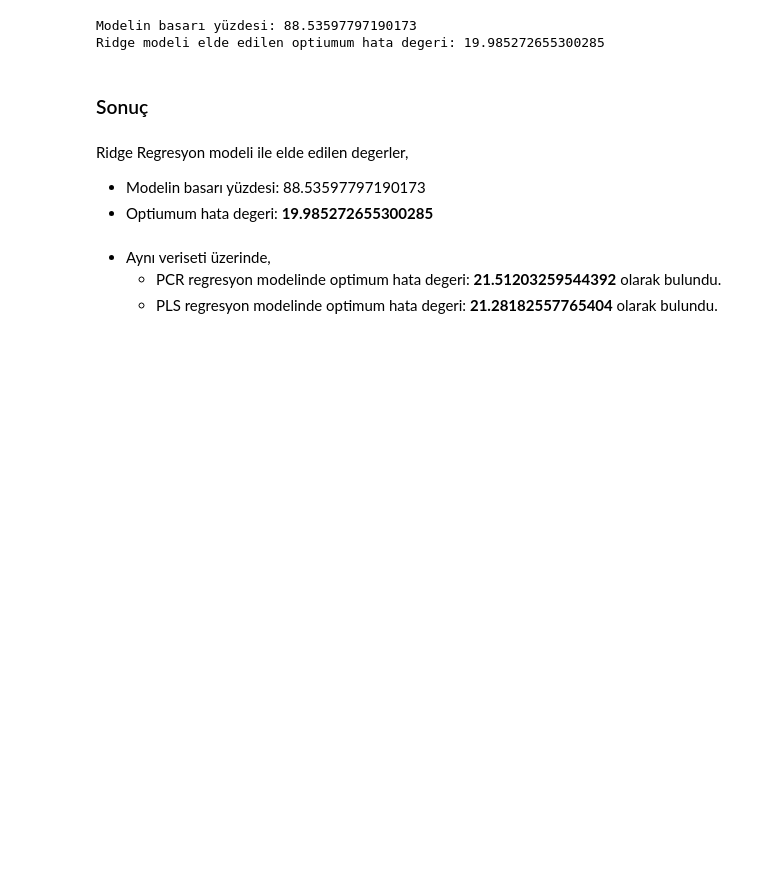
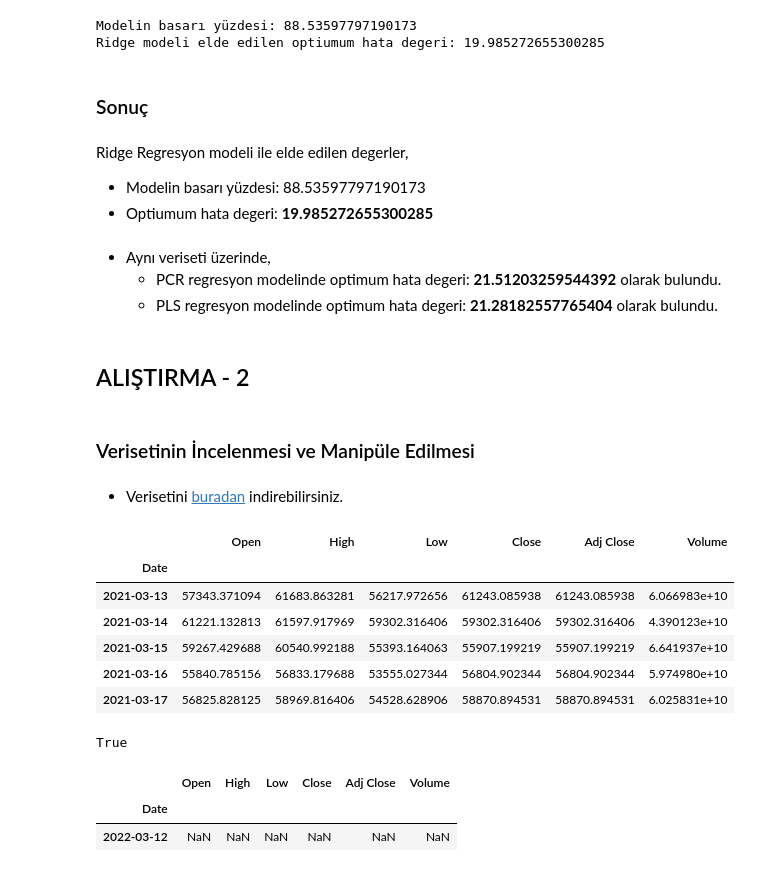
Before and after one commit to mrkizmaz/DataScience-and-MachineLearning, a Jupyter notebook: ML-Exercises/5-RidgeReg.ipynb, the cells around one changed output. Saved outputs shown, nothing was run; the diff lists cells and outputs as text; code cells hidden in the pictures; blank space fills up the shorter version.

```diff
--- a/ML-Exercises/5-RidgeReg.ipynb
+++ b/ML-Exercises/5-RidgeReg.ipynb
@@ -219,3 +221,33 @@ Ridge Regresyon modeli ile elde edilen degerler,
 * Aynı veriseti üzerinde,
     * PCR regresyon modelinde optimum hata degeri: **21.51203259544392** olarak bulundu.
     * PLS regresyon modelinde optimum hata degeri: **21.28182557765404** olarak bulundu.
+# %% [markdown]
+## ALIŞTIRMA - 2
+# %% [markdown]
+### Verisetinin İncelenmesi ve Manipüle Edilmesi
+# %% [markdown]
+* Verisetini [buradan](https://mrkizmaz-s3data.s3.eu-west-1.amazonaws.com/DataSets/BTC-USD.csv) indirebilirsiniz.
+# %%
+url = "https://mrkizmaz-s3data.s3.eu-west-1.amazonaws.com/DataSets/BTC-USD.csv"
+
+btc_usd = pd.read_csv(url, index_col = ['Date'])
+df = btc_usd.copy()
+df.head()
+# %% [output]
+|  | Open | High | Low | Close | Adj Close | Volume |
+| Date |  |  |  |  |  |  |
+| 2021-03-13 | 57343.371094 | 61683.863281 | 56217.972656 | 61243.085938 | 61243.085938 | 6.066983e+10 |
+| 2021-03-14 | 61221.132813 | 61597.917969 | 59302.316406 | 59302.316406 | 59302.316406 | 4.390123e+10 |
+| 2021-03-15 | 59267.429688 | 60540.992188 | 55393.164063 | 55907.199219 | 55907.199219 | 6.641937e+10 |
+| 2021-03-16 | 55840.785156 | 56833.179688 | 53555.027344 | 56804.902344 | 56804.902344 | 5.974980e+10 |
+| 2021-03-17 | 56825.828125 | 58969.816406 | 54528.628906 | 58870.894531 | 58870.894531 | 6.025831e+10 |
+# %%
+df.isnull().values.any() # verisetinde bos degerler var mı?
+# %% [output]
+True
+# %%
+df[df.isnull().any(axis = 1)] # bos degerler hangi satırda?
+# %% [output]
+|  | Open | High | Low | Close | Adj Close | Volume |
+| Date |  |  |  |  |  |  |
+| 2022-03-12 | NaN | NaN | NaN | NaN | NaN | NaN |
```
Also changed, not shown: parts of 14 cells of this notebook, 2 other files.
